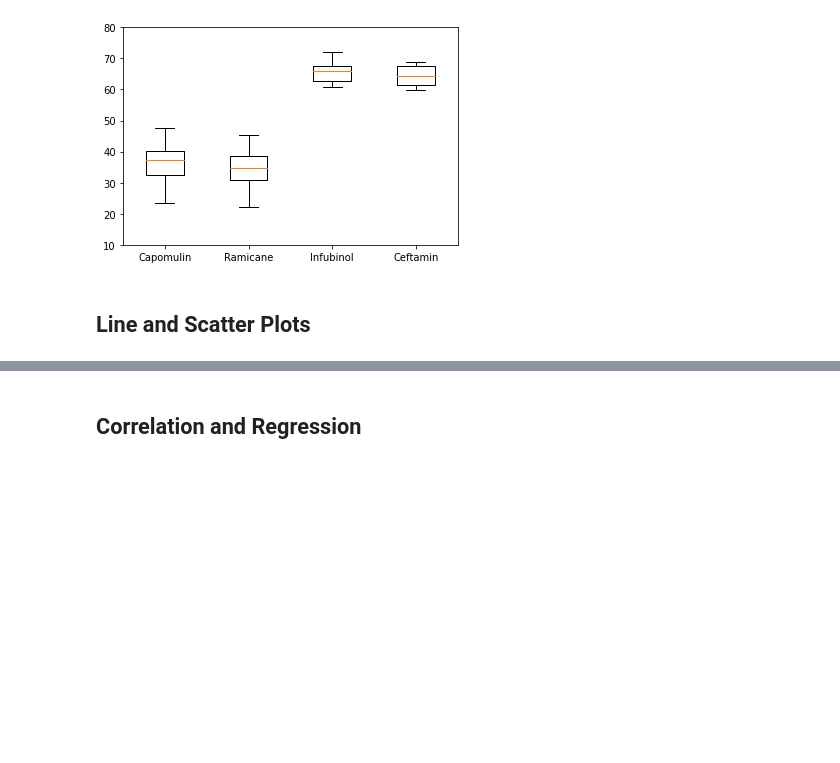
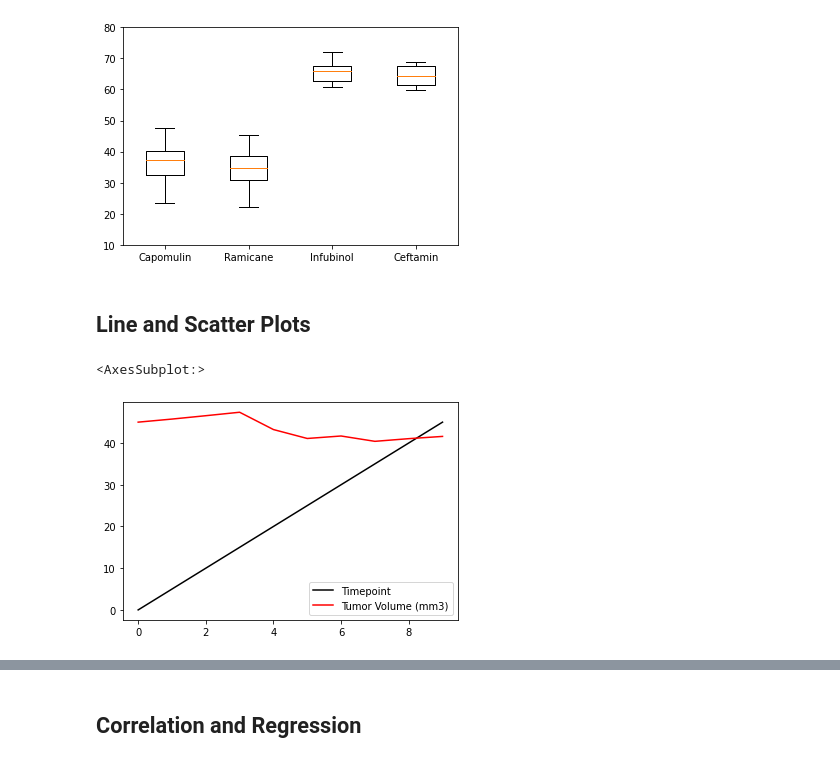
Before and after one commit to alupercio22/matplot-challenge, a Jupyter notebook: Matplotlib-challenge/Pymaceuticals/pymaceuticals_starter.ipynb, the cells around one changed output, grey strips where cells are left out. Drawn from its saved outputs; the diff is of its cells as text; code cells hidden in the pictures; blank space fills up the shorter version.

```diff
--- a/Matplotlib-challenge/Pymaceuticals/pymaceuticals_starter.ipynb
+++ b/Matplotlib-challenge/Pymaceuticals/pymaceuticals_starter.ipynb
@@ -273,4 +263,15 @@ plt.show()
 # %% [markdown]
 ## Line and Scatter Plots
 # %%
-# Generate a line plot of tumor volume vs. time point for a mouse treated with Capomulin
+# Generate a line plot of tumor volume vs. time point for a mouse treated with Capomulin ID (r944)
+volumevtime = clean_data_df[clean_data_df['Mouse ID'].isin(['r944'])]
+volumevtime = volumevtime.reset_index()
+volumevtime = volumevtime[['Mouse ID', 'Timepoint', 'Tumor Volume (mm3)']]
+
+
+
+line_plot = volumevtime.plot.line(color= ['black', 'red'])
+line_plot
+# %% [output]
+<AxesSubplot:>
+[figure, added]
```
Also changed, not shown: parts of 7 cells of this notebook.
